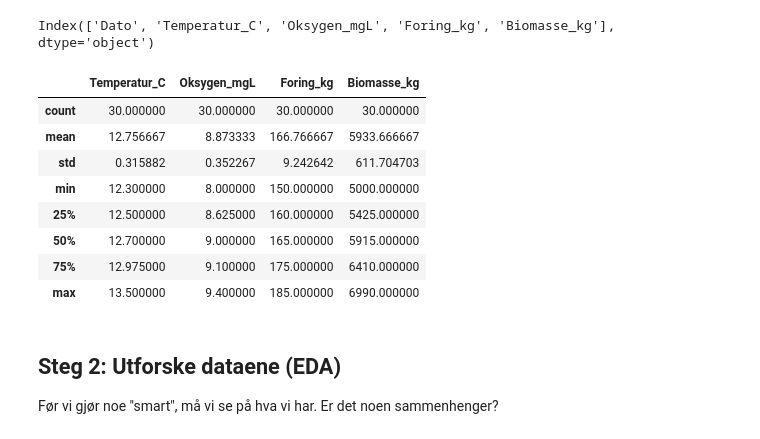
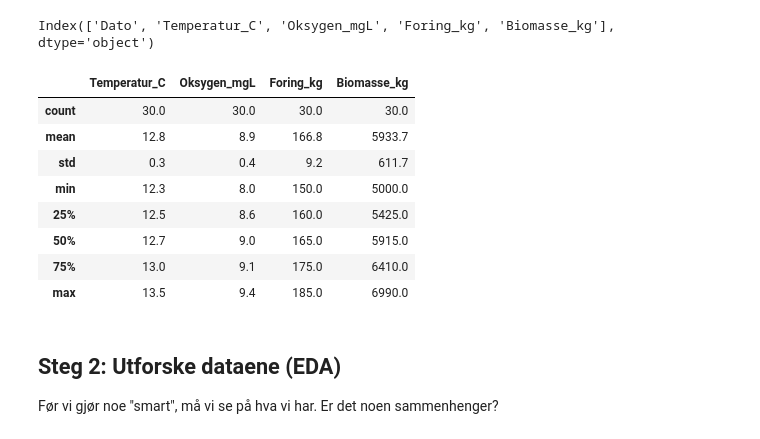
Before and after one commit to Fraktal-Norge-AS/ml-fagskole, a Jupyter notebook: intro_to_ml.ipynb, the cells around one changed output. Saved outputs shown, nothing was run; the diff lists cells and outputs as text; code cells hidden in the pictures.

```diff
--- a/intro_to_ml.ipynb
+++ b/intro_to_ml.ipynb
@@ -43,17 +48,17 @@ df.columns
 # %% [output]
 Index(['Dato', 'Temperatur_C', 'Oksygen_mgL', 'Foring_kg', 'Biomasse_kg'], dtype='object')
 # %%
-df.describe()
+round(df.describe(), 1)
 # %% [output]
 |  | Temperatur_C | Oksygen_mgL | Foring_kg | Biomasse_kg |
-| count | 30.000000 | 30.000000 | 30.000000 | 30.000000 |
-| mean | 12.756667 | 8.873333 | 166.766667 | 5933.666667 |
-| std | 0.315882 | 0.352267 | 9.242642 | 611.704703 |
-| min | 12.300000 | 8.000000 | 150.000000 | 5000.000000 |
-| 25% | 12.500000 | 8.625000 | 160.000000 | 5425.000000 |
-| 50% | 12.700000 | 9.000000 | 165.000000 | 5915.000000 |
-| 75% | 12.975000 | 9.100000 | 175.000000 | 6410.000000 |
-| max | 13.500000 | 9.400000 | 185.000000 | 6990.000000 |
+| count | 30.0 | 30.0 | 30.0 | 30.0 |
+| mean | 12.8 | 8.9 | 166.8 | 5933.7 |
+| std | 0.3 | 0.4 | 9.2 | 611.7 |
+| min | 12.3 | 8.0 | 150.0 | 5000.0 |
+| 25% | 12.5 | 8.6 | 160.0 | 5425.0 |
+| 50% | 12.7 | 9.0 | 165.0 | 5915.0 |
+| 75% | 13.0 | 9.1 | 175.0 | 6410.0 |
+| max | 13.5 | 9.4 | 185.0 | 6990.0 |
 # %%
 target = 'Biomasse_kg'
 features = df.columns.drop(['Dato', target])
```
Also changed, not shown: parts of 8 cells of this notebook.
